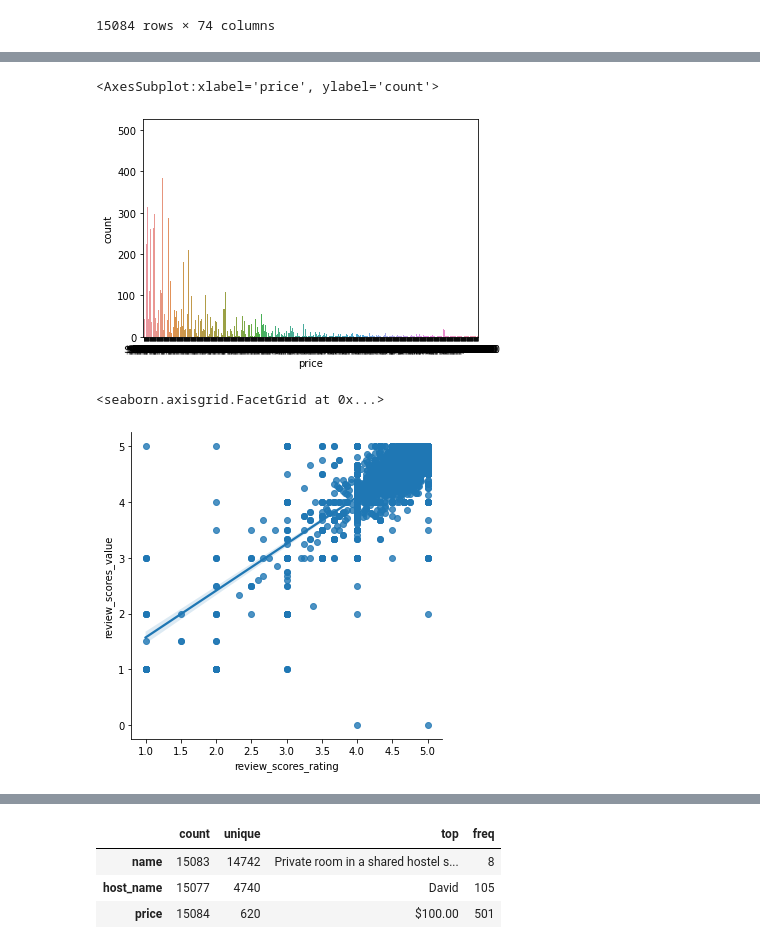
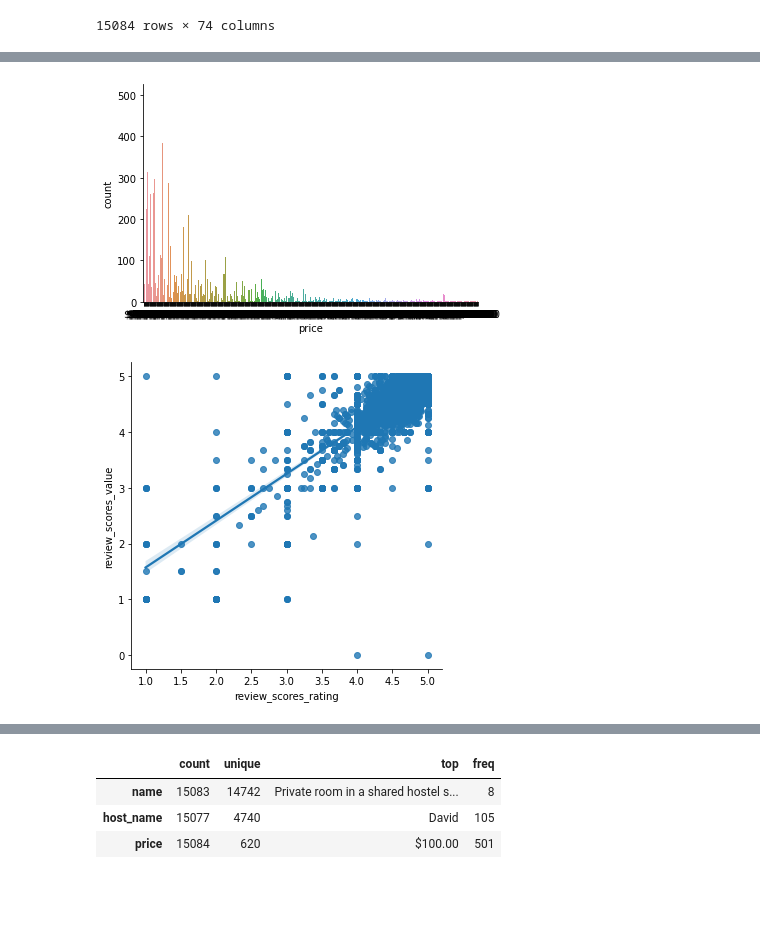
Before and after one commit to data301-2021-winter1/project-group11-project, a Jupyter notebook: notebooks/analysis3.ipynb, the cells around one changed output, grey strips where cells are left out. Cells and saved outputs as stored; diff of their text form; code cells hidden in the pictures; blank space fills up the shorter version.

```diff
--- a/notebooks/analysis3.ipynb
+++ b/notebooks/analysis3.ipynb
@@ -95,10 +129,10 @@ Index(['id', 'listing_url', 'scrape_id', 'last_scraped', 'name', 'description',
 # %%
 sns.countplot(x="price", data = df)
+sns.despine()
 # %% [output]
-<AxesSubplot:xlabel='price', ylabel='count'>
-[figure, old version]
+[figure, new version]
 # %%
 sns.lmplot(x='review_scores_rating', y='review_scores_value', data=df)
+sns.despine()
 # %% [output]
-<seaborn.axisgrid.FacetGrid at 0x...>
 [figure]
```
Also changed, not shown: parts of 47 cells of this notebook, 1 other file.
